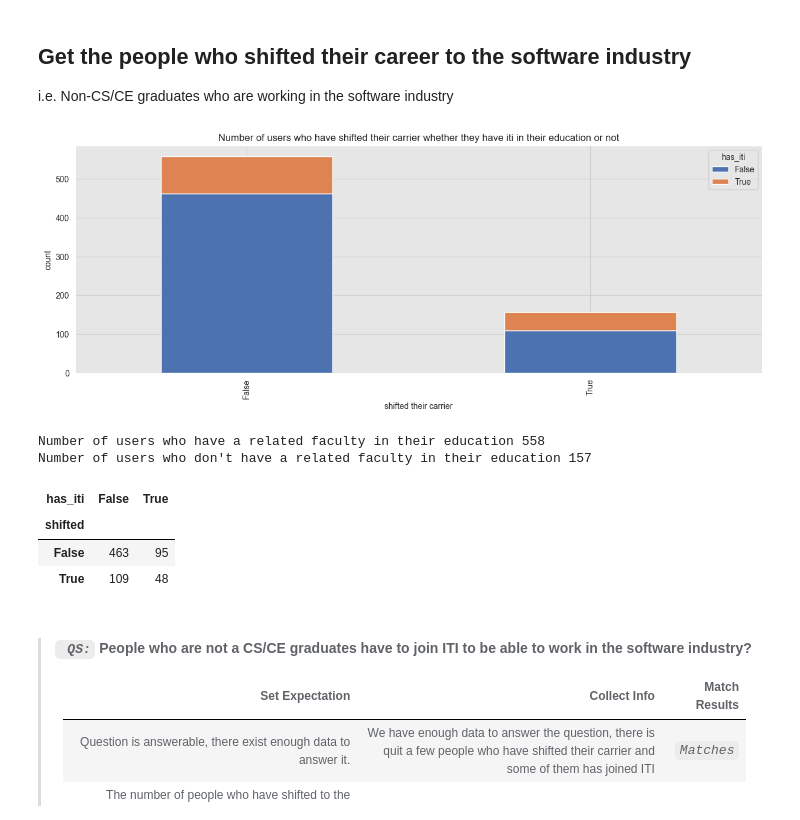
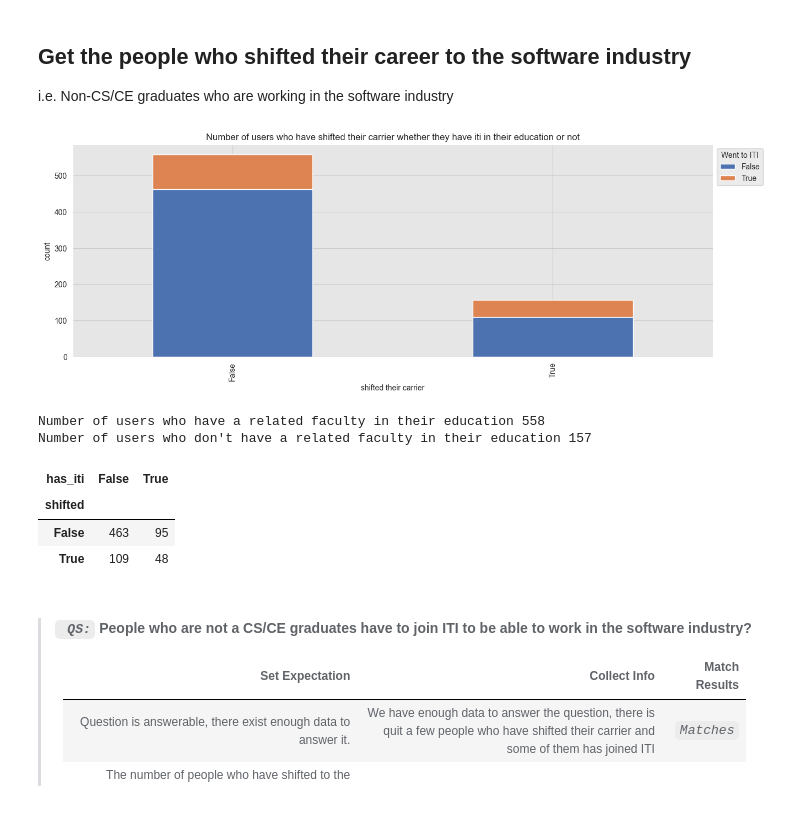
Before and after one commit to Mostafa-wael/Exploring-the-Landscape-of-the-Egyptian-Software-Market, a Jupyter notebook: notebooks/causal.ipynb, the cells around one changed output. Cells and saved outputs as stored; diff of their text form; code cells hidden in the pictures.

```diff
--- a/notebooks/causal.ipynb
+++ b/notebooks/causal.ipynb
@@ -55,9 +55,9 @@ experience_df.head()
 # %% [markdown]
 ## Filter Undergrads
 # %%
-experience_df = experience_df[(experience_df['title_tag'] != 'internship') & (experience_df['EmploymentType'] != 'Internship')]
+experience_df = experience_df[(experience_df['title_tag'] != 'internship') & (experience_df['title_tag'] != 'Internship') & (experience_df['EmploymentType'] != 'Internship')]
 experience_df = experience_df[(experience_df['title_tag'] != 'student')]
-experience_df = experience_df[(experience_df['title_tag'] != 'teaching')]
+experience_df = experience_df[(experience_df['title_tag'] != 'Teaching')]
 print(experience_df.shape)
 experience_df.head()
 # %% [output]
@@ -206,34 +206,35 @@ i.e. Non-CS/CE graduates who are working in the software industry
 # %%
 cs_faculty = [
     'computer',
     'computing',
     'engineering',
     'information',
     'informatics',
     'software',
 ]
 # for working_df, add a new column called shifted, it's true if the user don't have a cs_graduate faculty in his faculty_name column and false otherwise
 working_df['shifted'] = np.where(working_df['faculty_name'].str.contains('|'.join(cs_faculty), case=False, regex=True), False, True)
 
 
 # Draw a stack plot to show the percentage each faculty_name and title_tag for the shifted_df
 segment_counts = working_df.groupby(['shifted', 'has_iti']).size().unstack()
 # drop the did not specify column
 # segment_counts = segment_counts.drop('did not specify', axis=1)
 segment_counts.plot(kind='bar', stacked=True, figsize=(15, 5))
+plt.legend(title='Went to ITI', bbox_to_anchor=(1, 1), loc='upper left')
 plt.title('Number of users who have shifted their carrier whether they have iti in their education or not')
 plt.xlabel('shifted their carrier')
 plt.ylabel('count')
 plt.show()
 
 
 # print the number of users who have a related faculty in their education and the number of users who don't have a related faculty in their education
 print("Number of users who have a related faculty in their education", len(working_df[working_df['shifted'] == False]))
 print("Number of users who don't have a related faculty in their education", len(working_df[working_df['shifted'] == True]))
 
 segment_counts.head()
 # %% [output]
-[figure, old version]
+[figure, new version]
 Number of users who have a related faculty in their education 558
 Number of users who don't have a related faculty in their education 157
 | has_iti | False | True |
```
Also changed, not shown: parts of 9 cells of this notebook, 1 other file.
